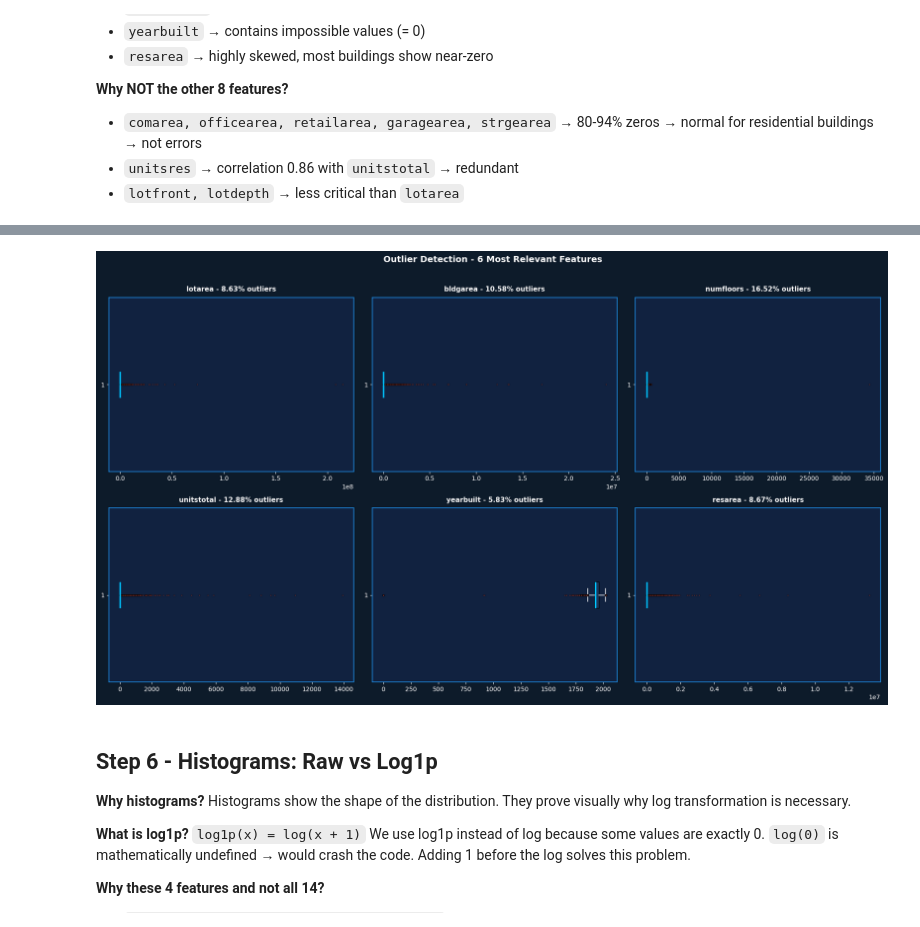
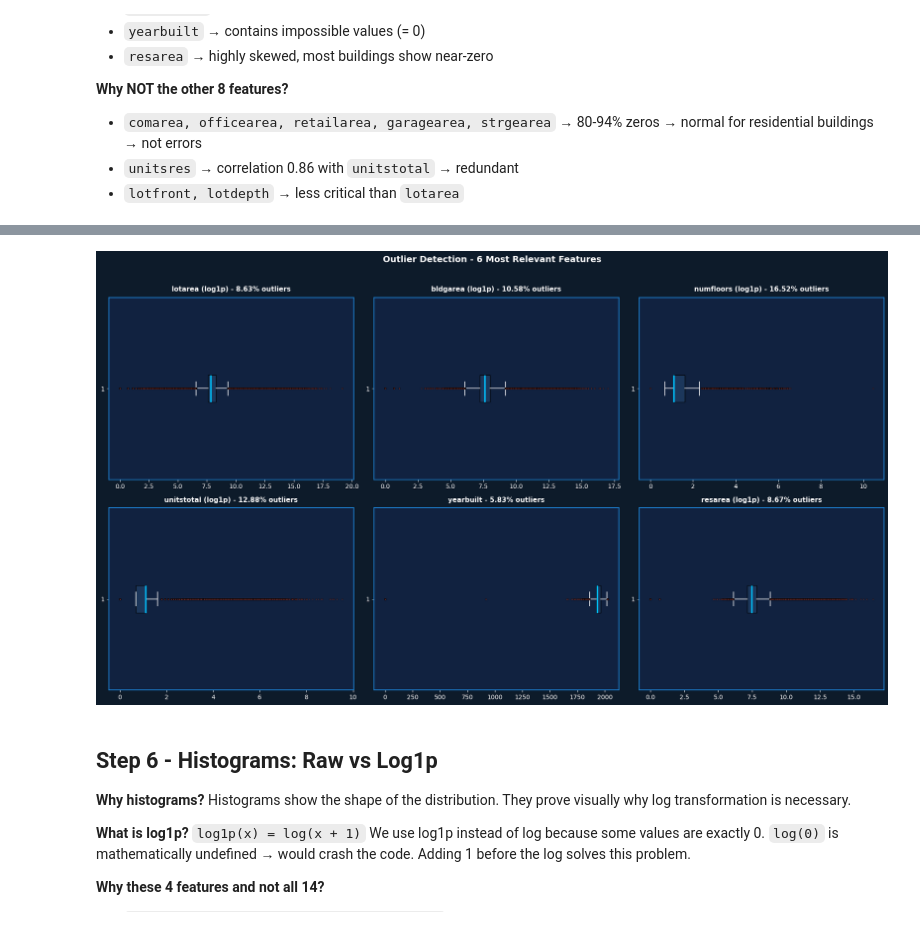
Before and after one commit to ouriouahba-crypto/nyc-pluto-clustering, a Jupyter notebook: notebooks/01_eda/02_visualizations_outliers.ipynb, the cells around one changed output, grey strips where cells are left out. Drawn from its saved outputs; the diff is of its cells as text; code cells hidden in the pictures.

Commit message:
Fix Notebook 2: remove duplicate cells, fix scatter and boxplot rendering issues
Co-Authored-By: Claude Sonnet 4.6 <noreply@anthropic.com>

```diff
--- a/notebooks/01_eda/02_visualizations_outliers.ipynb
+++ b/notebooks/01_eda/02_visualizations_outliers.ipynb
@@ -539,36 +499,43 @@ most_relevant = [
 fig, axes = plt.subplots(2, 3, figsize=(18, 10))
 fig.patch.set_facecolor('#0D1B2A')
 axes = axes.flatten()
 
 for i, col in enumerate(most_relevant):
+    data = df[col].dropna()
+    if col != 'yearbuilt':
+        plot_data = np.log1p(data)
+        col_label = f'{col} (log1p)'
+    else:
+        plot_data = data
+        col_label = col
     axes[i].set_facecolor('#112240')
     axes[i].boxplot(
-        df[col].dropna(),
+        plot_data,
         vert=False,
         patch_artist=True,
         boxprops=dict(facecolor='#1E3A5F', alpha=0.9),
         medianprops=dict(color='#00BFFF', linewidth=2.5),
         whiskerprops=dict(color='white', linewidth=1.2),
         capprops=dict(color='white', linewidth=1.2),
         flierprops=dict(marker='o', markerfacecolor='#FF6B6B',
                         markersize=2, alpha=0.4)
     )
     pct = outlier_table.loc[col, 'Outliers %']
-    axes[i].set_title(f'{col} - {pct}% outliers',
+    axes[i].set_title(f'{col_label} - {pct}% outliers',
                       fontsize=11, fontweight='bold', color='white', pad=10)
     axes[i].tick_params(colors='white')
     for spine in axes[i].spines.values():
         spine.set_edgecolor('#2196F3')
         spine.set_linewidth(1.2)
 
 plt.suptitle('Outlier Detection - 6 Most Relevant Features',
              fontsize=14, fontweight='bold', color='white', y=1.02)
 plt.tight_layout()
 plt.savefig('reports/figures/02_boxplots.png', dpi=150,
             bbox_inches='tight', facecolor='#0D1B2A')
 plt.show()
 # %% [output]
-[figure, old version]
+[figure, new version]
 # %% [markdown]
 ## Step 6 - Histograms: Raw vs Log1p
 
```
Also changed, not shown: parts of 4 cells of this notebook, 2 other files.
